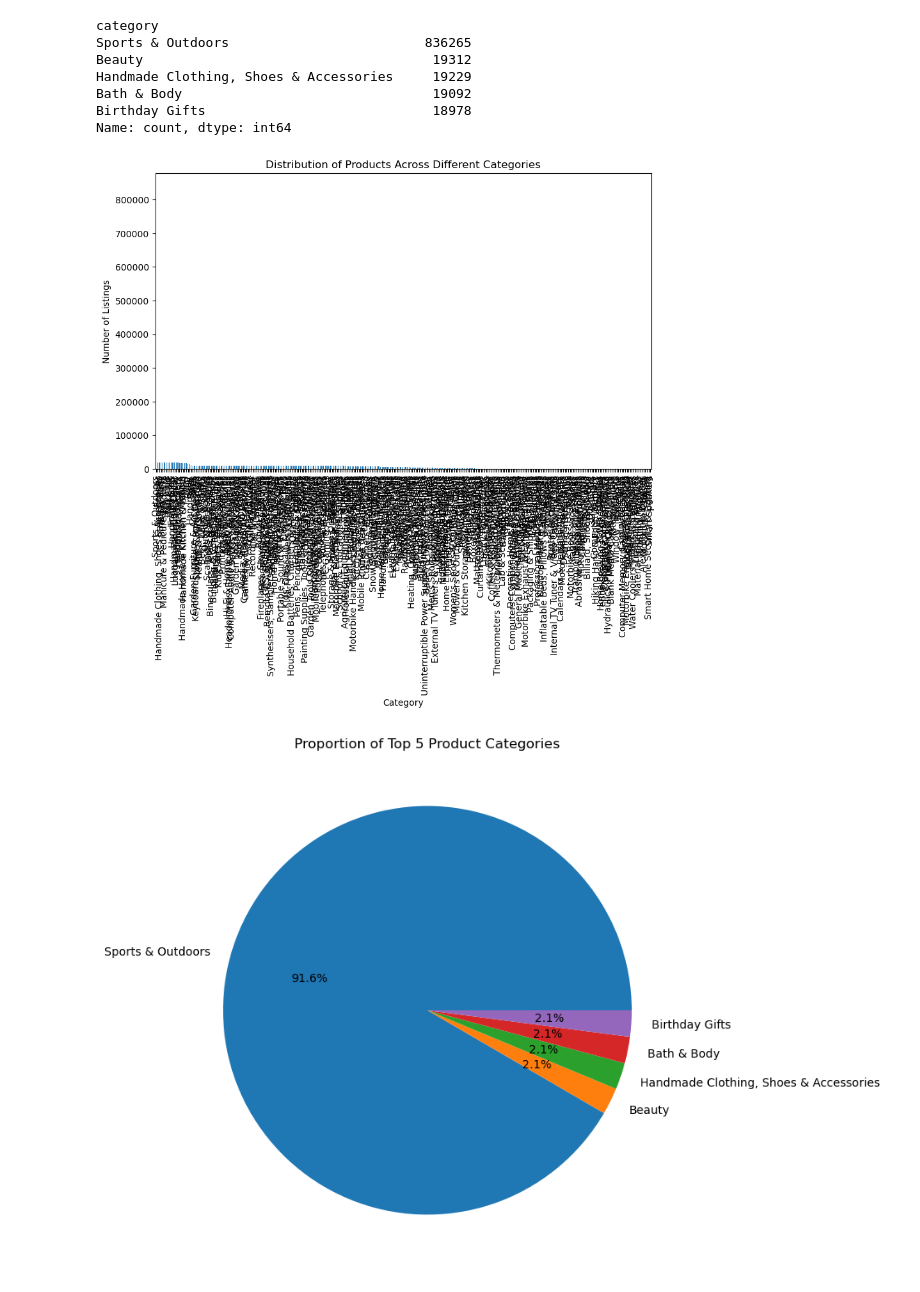
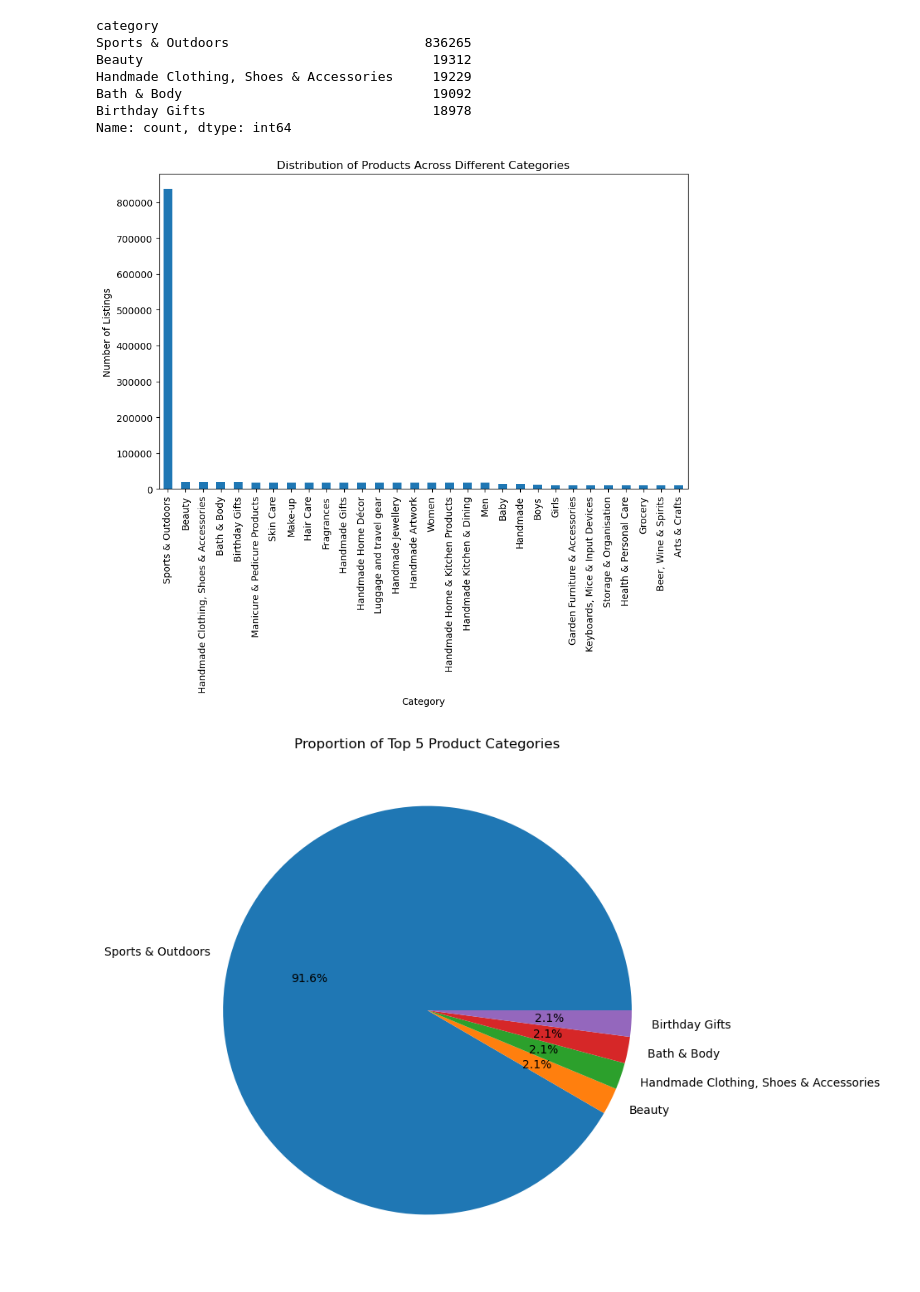
Before and after one commit to jesuserro/lab-eda-univariate, a Jupyter notebook: main.ipynb, the cells around one changed output. Cells and saved outputs as stored; diff of their text form; code cells hidden in the pictures.

```diff
--- a/main.ipynb
+++ b/main.ipynb
@@ -28,13 +28,13 @@ Name: count, dtype: int64
 # %%
 # Visualization: Bar chart for product categories
 plt.figure(figsize=(10, 6))
-category_counts.plot(kind='bar')
+category_counts.head(30).plot(kind='bar')
 plt.title('Distribution of Products Across Different Categories')
 plt.xlabel('Category')
 plt.ylabel('Number of Listings')
 plt.show()
 # %% [output]
-[figure, old version]
+[figure, new version]
 # %%
 # Visualization: Pie chart for top 5 categories
 plt.figure(figsize=(8, 8))
```
